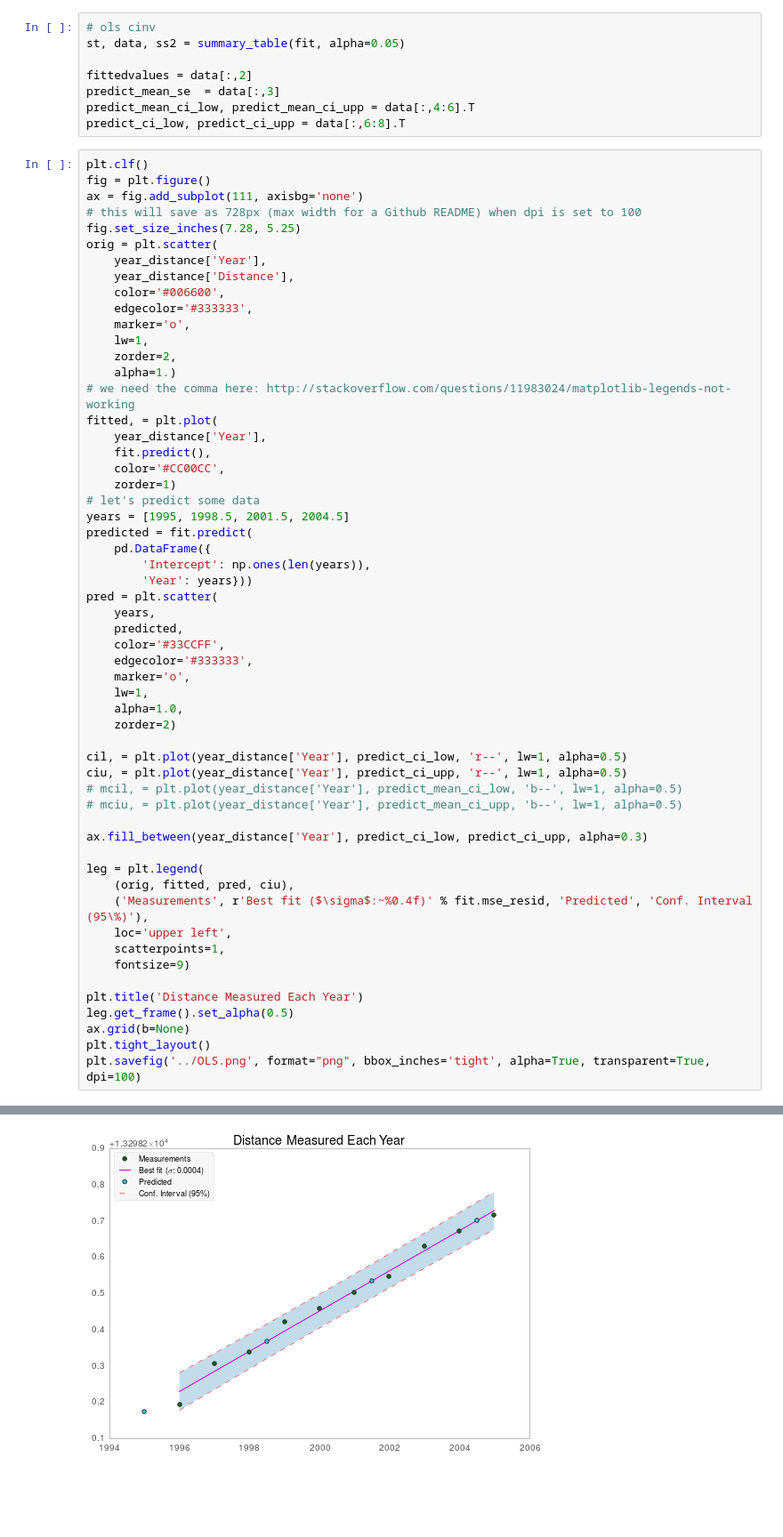
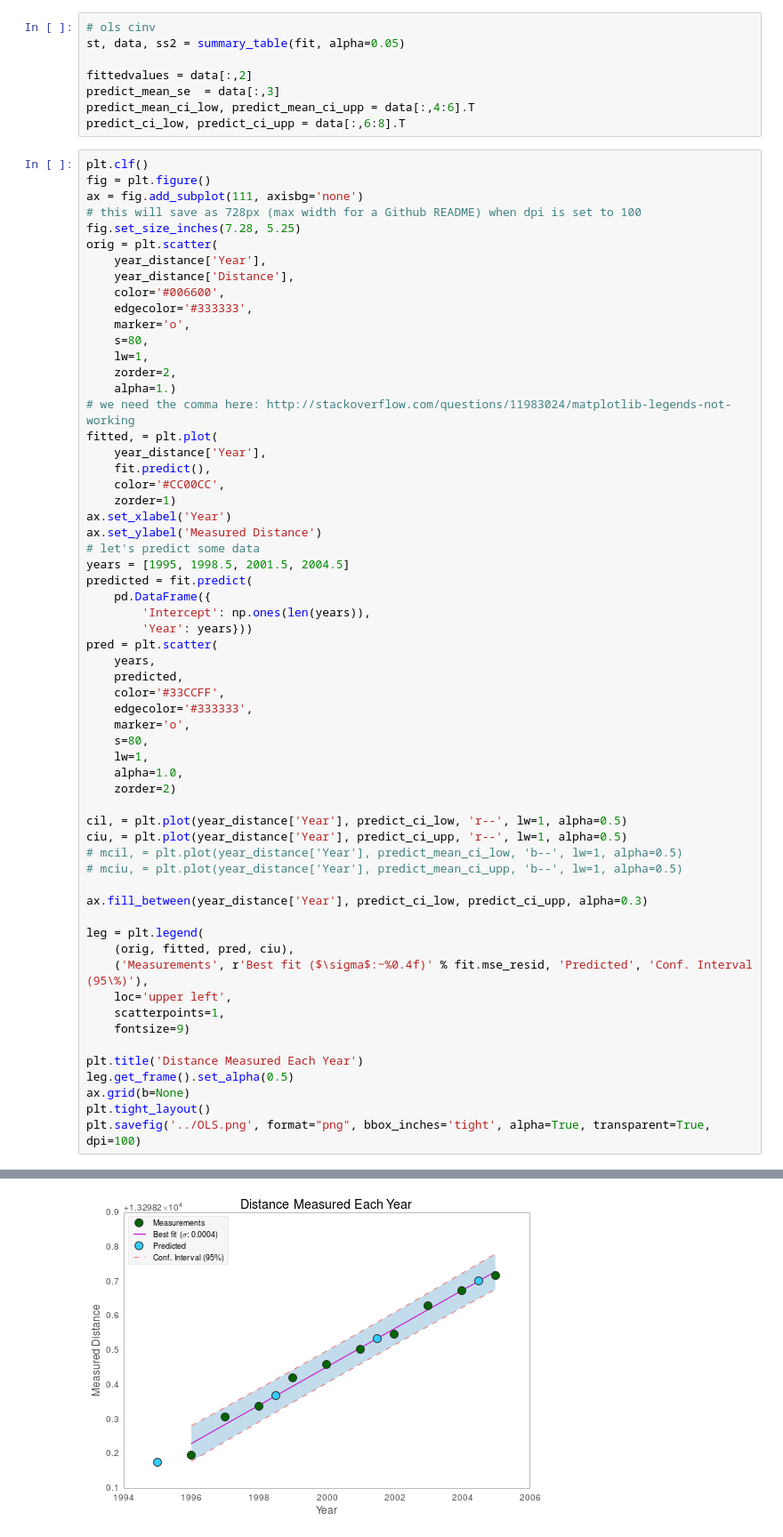
Before and after one commit to urschrei/linalg, a Jupyter notebook: notebooks/ordinary_least_squares.ipynb, the cells around one changed output, grey strips where cells are left out. Shown at 89% size. Drawn from its saved outputs; the diff is of its cells as text; blank space fills up the shorter version.

```diff
--- a/notebooks/ordinary_least_squares.ipynb
+++ b/notebooks/ordinary_least_squares.ipynb
@@ -166,6 +166,7 @@ orig = plt.scatter(
     color='#006600',
     edgecolor='#333333',
     marker='o',
+    s=80,
     lw=1,
     zorder=2,
     alpha=1.)
@@ -175,6 +176,8 @@ fitted, = plt.plot(
     fit.predict(),
     color='#CC00CC',
     zorder=1)
+ax.set_xlabel('Year')
+ax.set_ylabel('Measured Distance')
 # let's predict some data
 years = [1995, 1998.5, 2001.5, 2004.5]
 predicted = fit.predict(
@@ -185,31 +188,32 @@ pred = plt.scatter(
     years,
     predicted,
     color='#33CCFF',
     edgecolor='#333333',
     marker='o',
+    s=80,
     lw=1,
     alpha=1.0,
     zorder=2)
 
 cil, = plt.plot(year_distance['Year'], predict_ci_low, 'r--', lw=1, alpha=0.5)
 ciu, = plt.plot(year_distance['Year'], predict_ci_upp, 'r--', lw=1, alpha=0.5)
 # mcil, = plt.plot(year_distance['Year'], predict_mean_ci_low, 'b--', lw=1, alpha=0.5)
 # mciu, = plt.plot(year_distance['Year'], predict_mean_ci_upp, 'b--', lw=1, alpha=0.5)
 
 ax.fill_between(year_distance['Year'], predict_ci_low, predict_ci_upp, alpha=0.3)
 
 leg = plt.legend(
     (orig, fitted, pred, ciu),
     ('Measurements', r'Best fit ($\sigma$:~%0.4f)' % fit.mse_resid, 'Predicted', 'Conf. Interval (95\%)'),
     loc='upper left',
     scatterpoints=1,
     fontsize=9)
 
 plt.title('Distance Measured Each Year')
 leg.get_frame().set_alpha(0.5)
 ax.grid(b=None)
 plt.tight_layout()
 plt.savefig('../OLS.png', format="png", bbox_inches='tight', alpha=True, transparent=True, dpi=100)
 # %% [output]
 <matplotlib.figure.Figure at 0x...>
-[figure, old version]
+[figure, new version]
```
Also changed, not shown: parts of 1 cell of this notebook, 3 other files.
